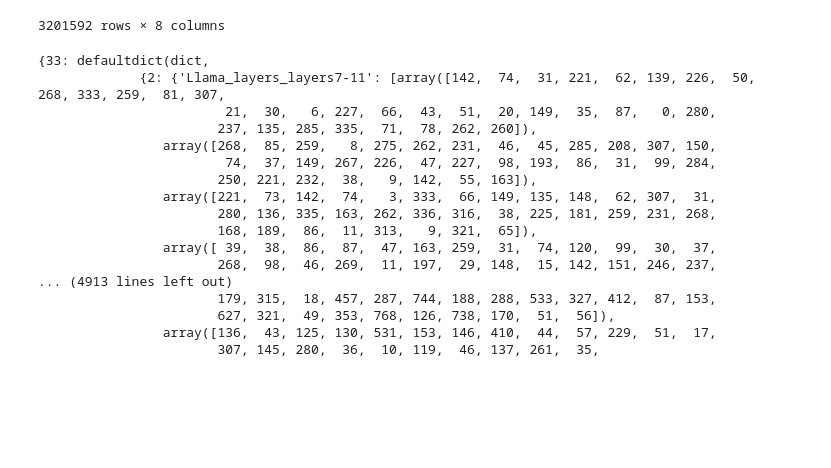
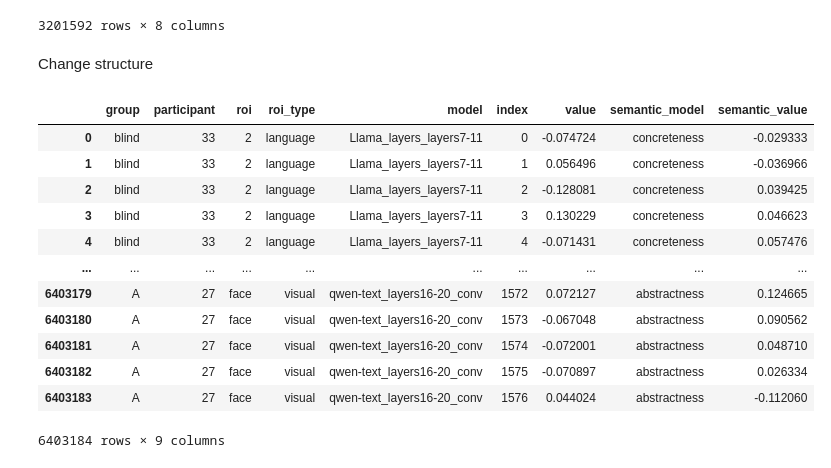
Before and after one commit to pienpieterse/neural-concept-processing, a Jupyter notebook: scripts/cleanupresults.ipynb, the cells around one changed output. Drawn from its saved outputs; the diff is of its cells as text; code cells hidden in the pictures; blank space fills up the shorter version.

```diff
--- a/scripts/cleanupresults.ipynb
+++ b/scripts/cleanupresults.ipynb
@@ -180,4 +180,41 @@ df_all
 | 3201590 | A | 27 | face | qwen-text_layers16-20_conv | 1575 | -0.070897 | 0.091122 | 0.026334 |
 | 3201591 | A | 27 | face | qwen-text_layers16-20_conv | 1576 | 0.044024 | -0.070649 | -0.112060 |
 3201592 rows × 8 columns
+# %% [markdown]
+Change structure
+# %%
+df_long = df_all.melt(
+    id_vars=['group', 'participant', 'roi', 'model', 'index', 'value'],
+    value_vars=['corr_concreteness', 'corr_abstractness'],
+    var_name='semantic_model',
+    value_name='semantic_value'
+)
+
+# Optionally clean semantic_model names
+df_long['semantic_model'] = df_long['semantic_model'].str.replace('corr_', '')
+# %%
+# Create the column
+df_long["roi_type"] = df_long["roi"].apply(
+    lambda x: "language" if isinstance(x, (int, float)) else "visual"
+)
+
+# Move roi_type right after roi
+roi_index = df_long.columns.get_loc("roi")
+df_long.insert(roi_index + 1, "roi_type", df_long.pop("roi_type"))
+# %%
+df_long
+# %% [output]
+|  | group | participant | roi | roi_type | model | index | value | semantic_model | semantic_value |
+| 0 | blind | 33 | 2 | language | Llama_layers_layers7-11 | 0 | -0.074724 | concreteness | -0.029333 |
+| 1 | blind | 33 | 2 | language | Llama_layers_layers7-11 | 1 | 0.056496 | concreteness | -0.036966 |
+| 2 | blind | 33 | 2 | language | Llama_layers_layers7-11 | 2 | -0.128081 | concreteness | 0.039425 |
+| 3 | blind | 33 | 2 | language | Llama_layers_layers7-11 | 3 | 0.130229 | concreteness | 0.046623 |
+| 4 | blind | 33 | 2 | language | Llama_layers_layers7-11 | 4 | -0.071431 | concreteness | 0.057476 |
+| ... | ... | ... | ... | ... | ... | ... | ... | ... | ... |
+| 6403179 | A | 27 | face | visual | qwen-text_layers16-20_conv | 1572 | 0.072127 | abstractness | 0.124665 |
+| 6403180 | A | 27 | face | visual | qwen-text_layers16-20_conv | 1573 | -0.067048 | abstractness | 0.090562 |
+| 6403181 | A | 27 | face | visual | qwen-text_layers16-20_conv | 1574 | -0.072001 | abstractness | 0.048710 |
+| 6403182 | A | 27 | face | visual | qwen-text_layers16-20_conv | 1575 | -0.070897 | abstractness | 0.026334 |
+| 6403183 | A | 27 | face | visual | qwen-text_layers16-20_conv | 1576 | 0.044024 | abstractness | -0.112060 |
+6403184 rows × 9 columns
 # %%
@@ -188,20 +221,0 @@ with open("../results/best_voxels_blind.pkl", "rb") as f:
-# %%
-bv
-# %% [output]
-{33: defaultdict(dict,
-             {2: {'Llama_layers_layers7-11': [array([142,  74,  31, 221,  62, 139, 226,  50, 268, 333, 259,  81, 307,
-                        21,  30,   6, 227,  66,  43,  51,  20, 149,  35,  87,   0, 280,
-                       237, 135, 285, 335,  71,  78, 262, 260]),
-                array([268,  85, 259,   8, 275, 262, 231,  46,  45, 285, 208, 307, 150,
-                        74,  37, 149, 267, 226,  47, 227,  98, 193,  86,  31,  99, 284,
-                       250, 221, 232,  38,   9, 142,  55, 163]),
-                array([221,  73, 142,  74,   3, 333,  66, 149, 135, 148,  62, 307,  31,
-                       280, 136, 335, 163, 262, 336, 316,  38, 225, 181, 259, 231, 268,
-                       168, 189,  86,  11, 313,   9, 321,  65]),
-                array([ 39,  38,  86,  87,  47, 163, 259,  31,  74, 120,  99,  30,  37,
-                       268,  98,  46, 269,  11, 197,  29, 148,  15, 142, 151, 246, 237,
-... (4913 lines left out)
-                       179, 315,  18, 457, 287, 744, 188, 288, 533, 327, 412,  87, 153,
-                       627, 321,  49, 353, 768, 126, 738, 170,  51,  56]),
-                array([136,  43, 125, 130, 531, 153, 146, 410,  44,  57, 229,  51,  17,
-                       307, 145, 280,  36,  10, 119,  46, 137, 261,  35,
```
Also changed, not shown: parts of 2 cells of this notebook, 5 other files.
